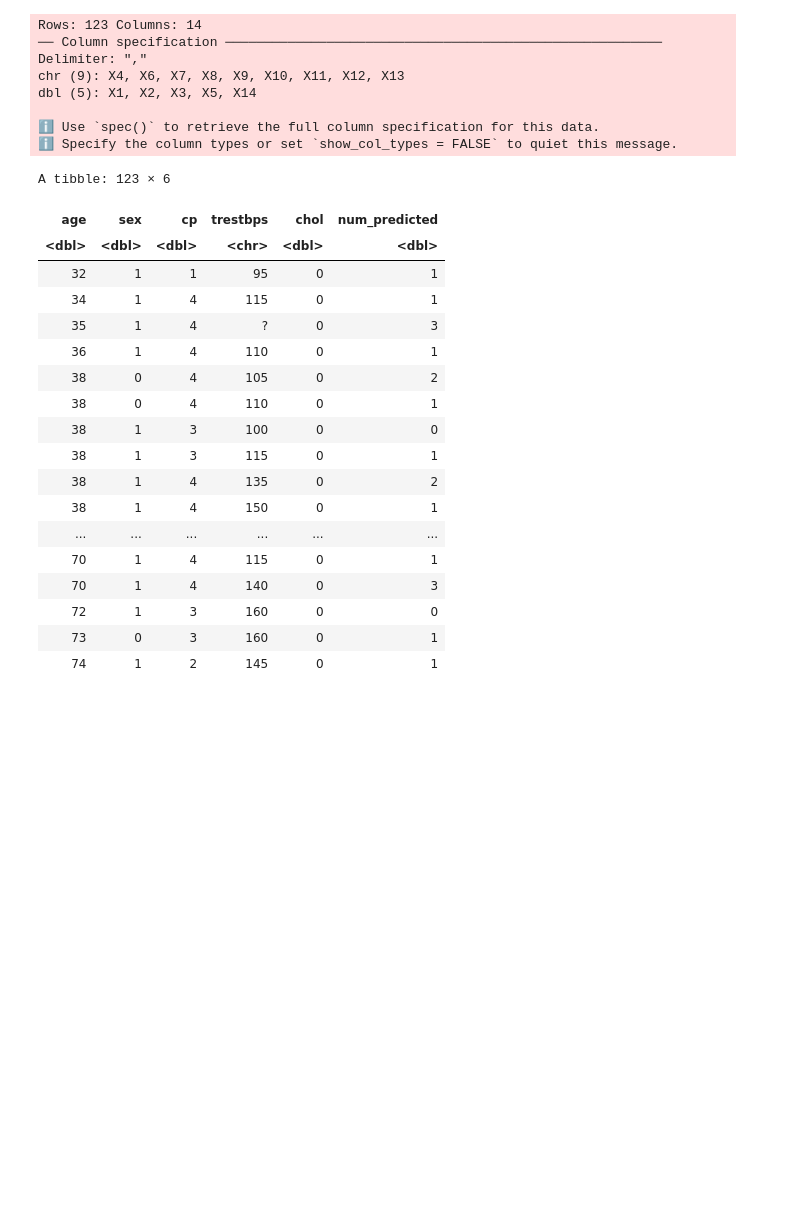
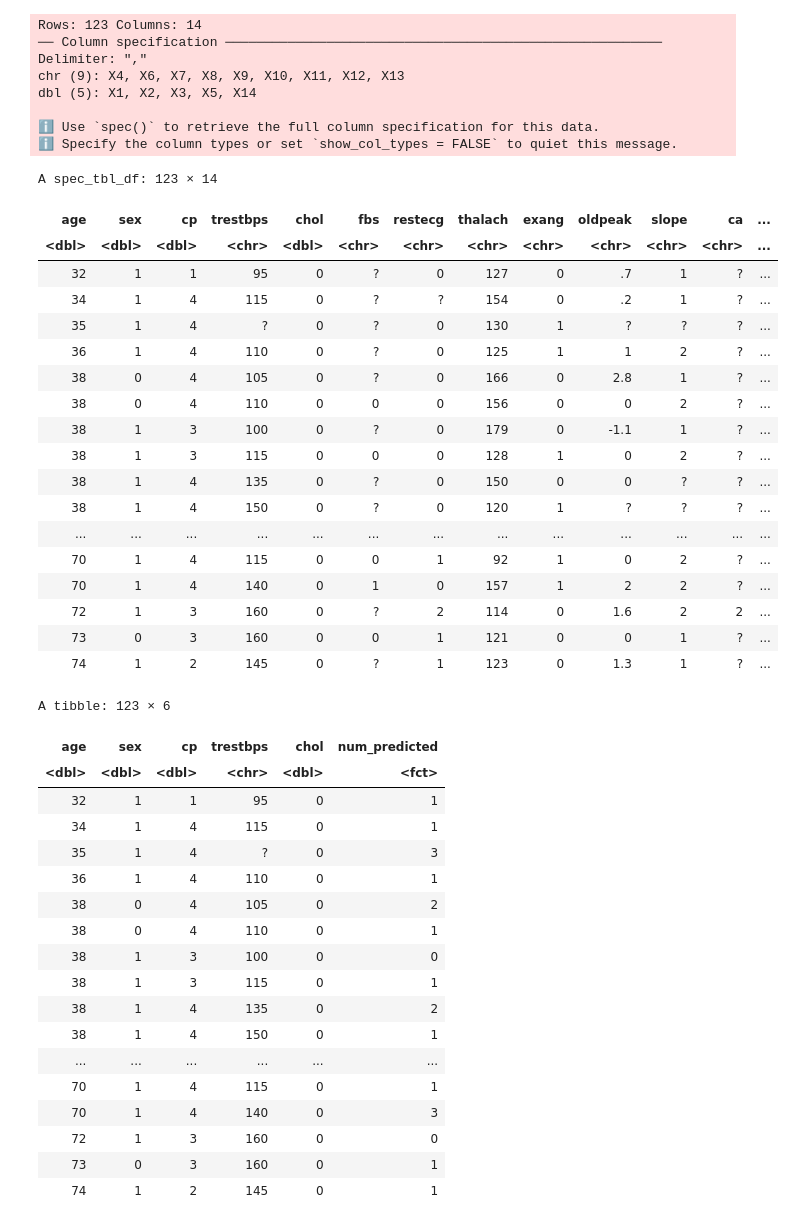
Before and after one commit to mairinleitch/dsci100_project-008-39, a Jupyter notebook: Heart_disease.ipynb, the cells around one changed output. Saved outputs shown, nothing was run; the diff lists cells and outputs as text; code cells hidden in the pictures; blank space fills up the shorter version.

Commit message:
Changed num to factor type

```diff
--- a/Heart_disease.ipynb
+++ b/Heart_disease.ipynb
@@ -1,41 +1,64 @@
 # %%
 library(tidyverse)
 library(repr)
 library(readxl)
 
 data <- read_delim("processed.switzerland.csv", delim = ",", col_names = FALSE) |>
     rename(age = X1, sex = X2, cp = X3, trestbps = X4, chol = X5, fbs = X6, restecg = X7, thalach = X8, exang = X9,
            oldpeak = X10, slope = X11, ca = X12, thal = X13, num_predicted = X14)
-
+data
 #dataframe be used
 heart_data <- data |>
     select(age, sex, cp, trestbps, chol, num_predicted)
+
+#changed num to factor type
+heart_data <- heart_data |>
+    mutate(num_predicted = as_factor(num_predicted))
 heart_data
 # %% [output]
 Rows: 123 Columns: 14
 ── Column specification ────────────────────────────────────────────────────────
 Delimiter: ","
 chr (9): X4, X6, X7, X8, X9, X10, X11, X12, X13
 dbl (5): X1, X2, X3, X5, X14
 
 ℹ Use `spec()` to retrieve the full column specification for this data.
 ℹ Specify the column types or set `show_col_types = FALSE` to quiet this message.
-A tibble: 123 × 6
+A spec_tbl_df: 123 × 14
-| age | sex | cp | trestbps | chol | num_predicted |
-| <dbl> | <dbl> | <dbl> | <chr> | <dbl> | <dbl> |
-| 32 | 1 | 1 | 95 | 0 | 1 |
-| 34 | 1 | 4 | 115 | 0 | 1 |
-| 35 | 1 | 4 | ? | 0 | 3 |
-| 36 | 1 | 4 | 110 | 0 | 1 |
-| 38 | 0 | 4 | 105 | 0 | 2 |
-| 38 | 0 | 4 | 110 | 0 | 1 |
-| 38 | 1 | 3 | 100 | 0 | 0 |
-| 38 | 1 | 3 | 115 | 0 | 1 |
-| 38 | 1 | 4 | 135 | 0 | 2 |
-| 38 | 1 | 4 | 150 | 0 | 1 |
-| ... | ... | ... | ... | ... | ... |
-| 70 | 1 | 4 | 115 | 0 | 1 |
-| 70 | 1 | 4 | 140 | 0 | 3 |
-| 72 | 1 | 3 | 160 | 0 | 0 |
-| 73 | 0 | 3 | 160 | 0 | 1 |
-| 74 | 1 | 2 | 145 | 0 | 1 |
+| age | sex | cp | trestbps | chol | fbs | restecg | thalach | exang | oldpeak | slope | ca | ... |
+| <dbl> | <dbl> | <dbl> | <chr> | <dbl> | <chr> | <chr> | <chr> | <chr> | <chr> | <chr> | <chr> | ... |
+| 32 | 1 | 1 | 95 | 0 | ? | 0 | 127 | 0 | .7 | 1 | ? | ... |
+| 34 | 1 | 4 | 115 | 0 | ? | ? | 154 | 0 | .2 | 1 | ? | ... |
+| 35 | 1 | 4 | ? | 0 | ? | 0 | 130 | 1 | ? | ? | ? | ... |
+| 36 | 1 | 4 | 110 | 0 | ? | 0 | 125 | 1 | 1 | 2 | ? | ... |
+| 38 | 0 | 4 | 105 | 0 | ? | 0 | 166 | 0 | 2.8 | 1 | ? | ... |
+| 38 | 0 | 4 | 110 | 0 | 0 | 0 | 156 | 0 | 0 | 2 | ? | ... |
+| 38 | 1 | 3 | 100 | 0 | ? | 0 | 179 | 0 | -1.1 | 1 | ? | ... |
+| 38 | 1 | 3 | 115 | 0 | 0 | 0 | 128 | 1 | 0 | 2 | ? | ... |
+| 38 | 1 | 4 | 135 | 0 | ? | 0 | 150 | 0 | 0 | ? | ? | ... |
+| 38 | 1 | 4 | 150 | 0 | ? | 0 | 120 | 1 | ? | ? | ? | ... |
+| ... | ... | ... | ... | ... | ... | ... | ... | ... | ... | ... | ... | ... |
+| 70 | 1 | 4 | 115 | 0 | 0 | 1 | 92 | 1 | 0 | 2 | ? | ... |
+| 70 | 1 | 4 | 140 | 0 | 1 | 0 | 157 | 1 | 2 | 2 | ? | ... |
+| 72 | 1 | 3 | 160 | 0 | ? | 2 | 114 | 0 | 1.6 | 2 | 2 | ... |
+| 73 | 0 | 3 | 160 | 0 | 0 | 1 | 121 | 0 | 0 | 1 | ? | ... |
+| 74 | 1 | 2 | 145 | 0 | ? | 1 | 123 | 0 | 1.3 | 1 | ? | ... |
+A tibble: 123 × 6
+| age | sex | cp | trestbps | chol | num_predicted |
+| <dbl> | <dbl> | <dbl> | <chr> | <dbl> | <fct> |
+| 32 | 1 | 1 | 95 | 0 | 1 |
+| 34 | 1 | 4 | 115 | 0 | 1 |
+| 35 | 1 | 4 | ? | 0 | 3 |
+| 36 | 1 | 4 | 110 | 0 | 1 |
+| 38 | 0 | 4 | 105 | 0 | 2 |
+| 38 | 0 | 4 | 110 | 0 | 1 |
+| 38 | 1 | 3 | 100 | 0 | 0 |
+| 38 | 1 | 3 | 115 | 0 | 1 |
+| 38 | 1 | 4 | 135 | 0 | 2 |
+| 38 | 1 | 4 | 150 | 0 | 1 |
+| ... | ... | ... | ... | ... | ... |
+| 70 | 1 | 4 | 115 | 0 | 1 |
+| 70 | 1 | 4 | 140 | 0 | 3 |
+| 72 | 1 | 3 | 160 | 0 | 0 |
+| 73 | 0 | 3 | 160 | 0 | 1 |
+| 74 | 1 | 2 | 145 | 0 | 1 |
```
